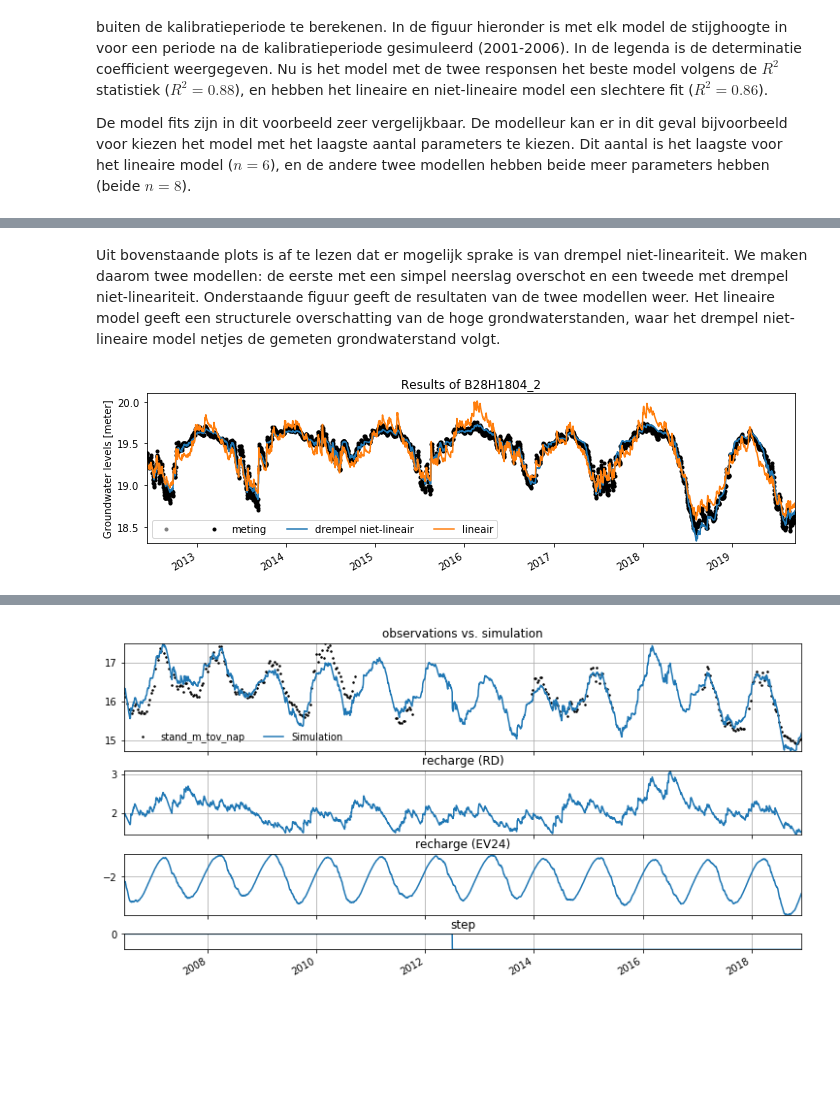
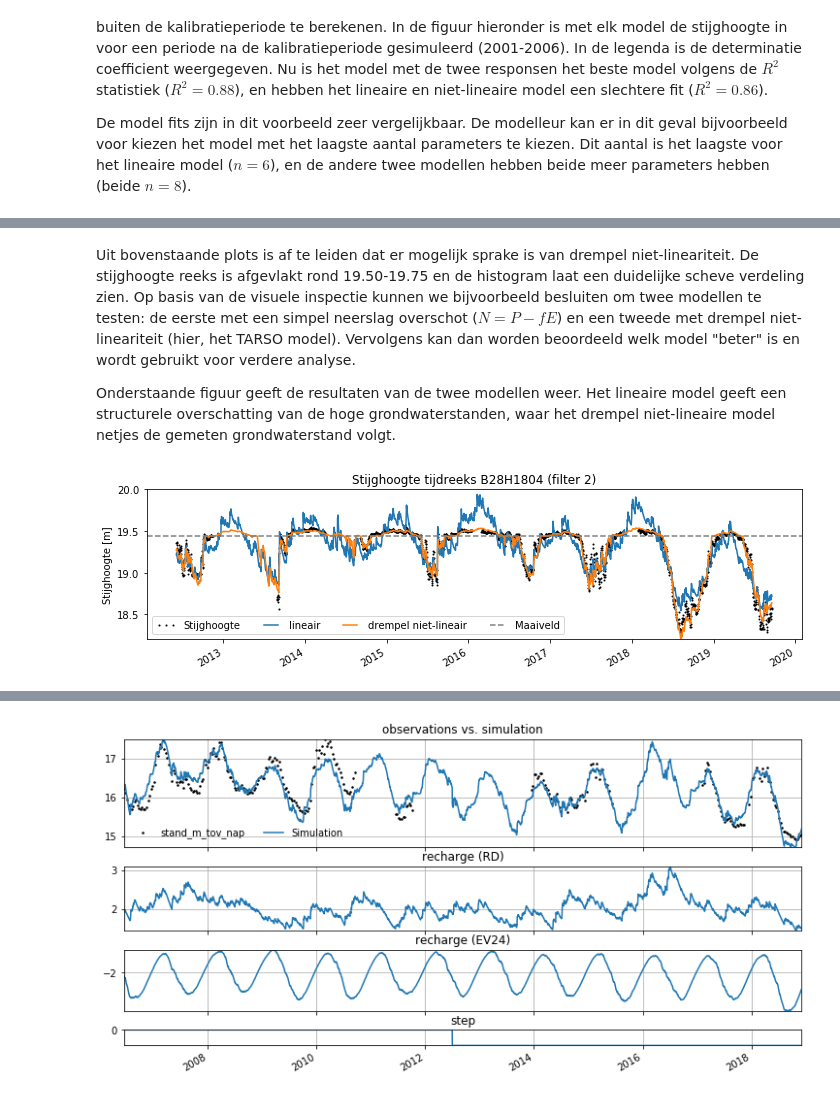
Before and after one commit to ArtesiaWater/stowa_handleiding_tijdreeksanalyse, a Jupyter notebook: model_structuur/model_structuur.ipynb, the cells around one changed output, grey strips where cells are left out. Cells and saved outputs as stored; diff of their text form; code cells hidden in the pictures; blank space fills up the shorter version.

```diff
--- a/model_structuur/model_structuur.ipynb
+++ b/model_structuur/model_structuur.ipynb
@@ -196,9 +251,6 @@ Of er sprake is van drempel niet-lineariteit kan worden vastgesteld door:
 # %%
 # Plot van tijdreeks waarbij sprake is van drempel niet lineariteit, inclusief histogram aan de zijkant 90 graden gedraaid.
-from scipy.stats import gaussian_kde
-from matplotlib.gridspec import GridSpec
-
-head = pd.read_csv("data/B28H1804_2.csv", index_col=0, parse_dates=True, squeeze=True)
+head = ps.read_dino("data/B28H1804001_1.csv").series
 
 fig = plt.figure(figsize=(10,3))
 
@@ -207,13 +259,14 @@ gs = GridSpec(1, 4, figure=fig)
 ax1 = fig.add_subplot(gs[0, :-1])
 ax2 = fig.add_subplot(gs[0, -1], sharey=ax1)
 
-head.plot(ax=ax1)
-
-kernel = gaussian_kde(head)
-plt.plot(kernel(np.arange(head.min(),head.max(), 0.01)), np.arange(head.min(),head.max(), 0.01))
-
-ax1.set_title("Groundwater levels")
-ax2.set_title("Kernel Density [-]");
-plt.text(0.05, 0.1, "Skew={}, Kurtosis={}".format(head.skew().round(2), head.kurtosis().round(2)),
-         transform=ax1.transAxes);
+head.plot(ax=ax1, marker=".", color="k", linestyle=" ", markersize=2)
+ax1.grid()
+ax2.grid()
+plt.hist(head, orientation="horizontal", bins=20, color="k", rwidth=0.9)
+ax1.axhline(19.44, linestyle="--", color="gray")
+ax1.set_title("Stijghoogte tijdreeks B28H1804 (filter 2)")
+ax1.set_ylabel("Stijghoogte [m]")
+ax2.set_title("Histogram");
+ax1.legend(["Stijghoogte", "Maaiveld"], ncol=2, numpoints=3)
+plt.tight_layout()
 # %% [output]
@@ -221,34 +274,45 @@ plt.text(0.05, 0.1, "Skew={}, Kurtosis={}".format(head.skew().round(2), head.kur
 # %% [markdown]
-Uit bovenstaande plots is af te lezen dat er mogelijk sprake is van drempel niet-lineariteit. We maken daarom twee modellen: de eerste met een simpel neerslag overschot en een tweede met drempel niet-lineariteit. Onderstaande figuur geeft de resultaten van de twee modellen weer. Het lineaire model geeft een structurele overschatting van de hoge grondwaterstanden, waar het drempel niet-lineaire model netjes de gemeten grondwaterstand volgt.
+Uit bovenstaande plots is af te leiden dat er mogelijk sprake is van drempel niet-lineariteit. De stijghoogte reeks is afgevlakt rond 19.50-19.75 en de histogram laat een duidelijke scheve verdeling zien. Op basis van de visuele inspectie kunnen we bijvoorbeeld besluiten om twee modellen te testen: de eerste met een simpel neerslag overschot ($N = P - fE$) en een tweede met drempel niet-lineariteit (hier, het TARSO model). Vervolgens kan dan worden beoordeeld welk model "beter" is en wordt gebruikt voor verdere analyse.
+
+Onderstaande figuur geeft de resultaten van de twee modellen weer. Het lineaire model geeft een structurele overschatting van de hoge grondwaterstanden, waar het drempel niet-lineaire model netjes de gemeten grondwaterstand volgt.
 # %%
 prec = pd.read_csv("data/RD Weerselo.csv", index_col=0, parse_dates=True, squeeze=True) * 1e3
 evap = pd.read_csv("data/EV24 Twenthe.csv", index_col=0, parse_dates=True, squeeze=True) * 1e3
 
 ml = ps.Model(head, name="B28H1804_2")
 rm = ps.RechargeModel(prec, evap, name="recharge", rfunc=ps.Gamma, recharge=ps.rch.Linear())
 ml.add_stressmodel(rm)
 # the model is already solved, but we solve it again to be certain
 ml.solve(noise=False, report=False)
 sim = ml.simulate()
 
 # Plot van lineair model versus een drempel niet-lineair model.
 sm = ml.stressmodels['recharge']
 prec = sm.stress[0]
 evap = sm.stress[1]
 
 # delete all the stressmodels, the constant and the transform
 ml.del_stressmodel('recharge')
 ml.del_constant()
 
 # then add a TarsoModel
 sm = ps.TarsoModel(prec, evap, ml.oseries)
 ml.add_stressmodel(sm)
 
-# and solve and plot the results again
+# and solve again
 ml.solve(noise=False, report=False)
-ax = ml.plot(figsize=(10,3));
+
+# Plot de resultaten
+fig, ax = plt.subplots(1, 1, figsize=(10,3))
+head.plot(ax=ax, marker=".", color="k", linestyle=" ", markersize=2)
+
 ax.plot(sim)
-ax.set_ylim(18.3, 20.1)
-ax.legend(["", "meting", "drempel niet-lineair", "lineair"], ncol=4);
+ml.simulate().plot(ax=ax)
+ax.set_ylim(18.2, 20.0)
+ax.set_ylabel("Stijghoogte [m]")
+ax.set_title("Stijghoogte tijdreeks B28H1804 (filter 2)")
+ax.axhline(19.44, linestyle="--", color="gray")
+ax.legend(["Stijghoogte",  "lineair", "drempel niet-lineair", "Maaiveld"], ncol=4, loc=3, numpoints=3);
+plt.tight_layout()
 # %% [output]
-[figure, old version]
+[figure, new version]
```
Also changed, not shown: parts of 25 cells of this notebook, 7 other files.
